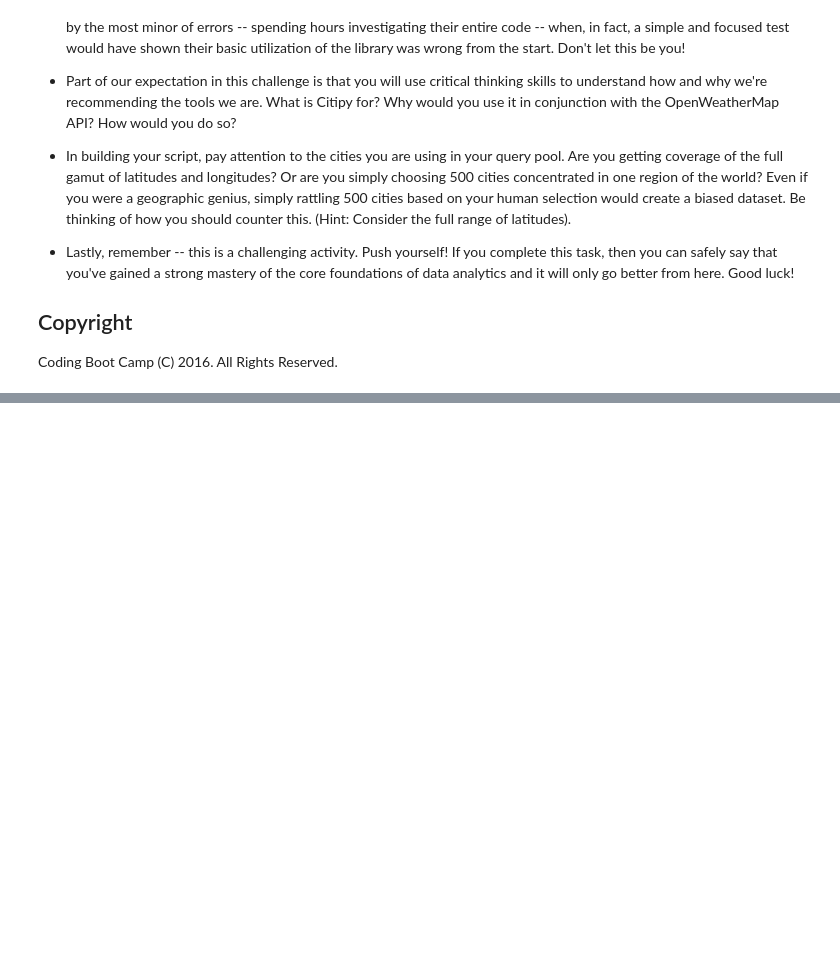
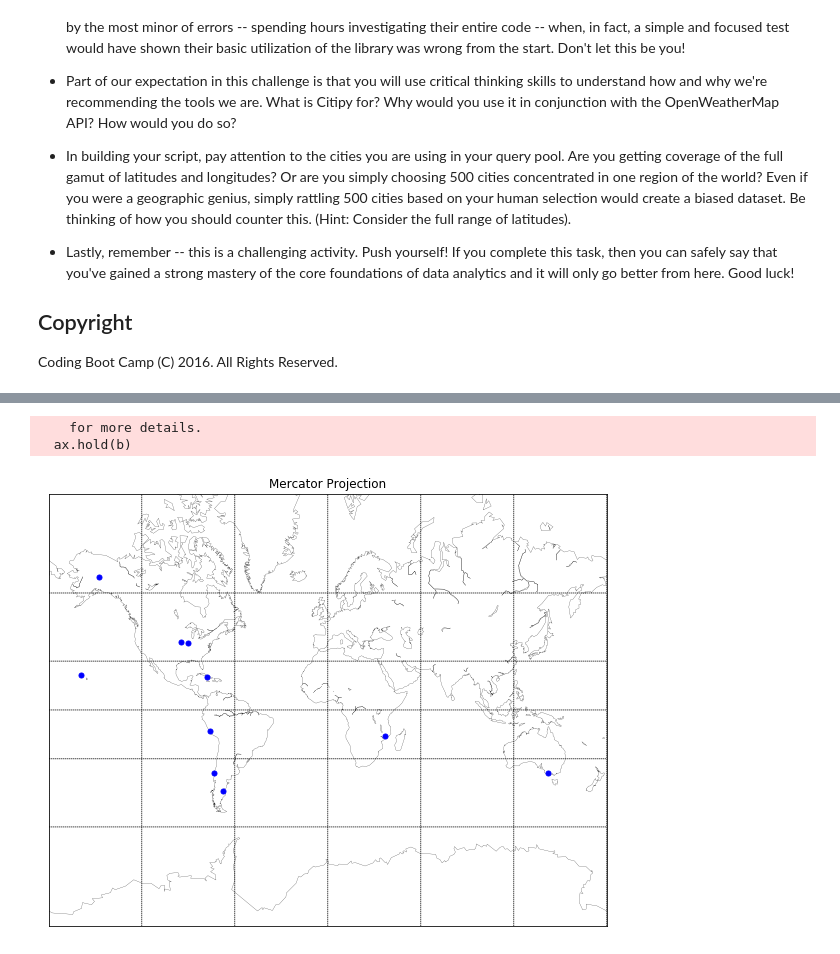
Before and after one commit to yegorkryukov/python-challenge, a Jupyter notebook: WeatherPy/WeatherPy.ipynb, the cells around one changed output, grey strips where cells are left out. Cells and saved outputs as stored; diff of their text form; code cells hidden in the pictures; blank space fills up the shorter version.

Commit message:
Add cities generator and mapper

```diff
--- a/WeatherPy/WeatherPy.ipynb
+++ b/WeatherPy/WeatherPy.ipynb
@@ -55,0 +66,17 @@ Coding Boot Camp (C) 2016. All Rights Reserved.
+# %%
+#generate cities list
+#longitude (-180,180), latitude (-90,90)
+def city_gen():
+    '''
+    Returns a list of randomly generated lat, lng coordinates and closest city
+    '''
+    #import list of cities and coordinates
+    from citipy import citipy
+
+    lat, lng = random.uniform(-90, 90), random.uniform(-180, 180)
+    city = citipy.nearest_city(lat, lng)
+    city_marker = city.city_name+','+city.country_code
+
+    return [lat, lng, city_marker]
+city = city_gen()
+city
@@ -55,0 +124,11 @@ Coding Boot Camp (C) 2016. All Rights Reserved.
+# %%
+cities_dict = {
+    'City':cities,
+    'Country':countries,
+    'Latitude':lat,
+    'Longitude':lng,
+    'Temperature, '+units:temp
+}
+# %%
+cities_df = pd.DataFrame(cities_dict)
+cities_df.head()
@@ -55,0 +142,20 @@ Coding Boot Camp (C) 2016. All Rights Reserved.
+# %%
+# plot initial coordinates to see how the pick is spread
+f, ax = plt.subplots(figsize=(10,10))
+m = Basemap(projection='merc',llcrnrlat=-80,urcrnrlat=80,\
+            llcrnrlon=-180,urcrnrlon=180,lat_ts=20,resolution='c', ax=ax)
+m.drawcoastlines(linewidth=0.2)
+
+# draw parallels and meridians.
+m.drawparallels(np.arange(-90.,91.,30.))
+m.drawmeridians(np.arange(-180.,181.,60.))
+
+x,y= m(cities_df['Longitude'].tolist(),cities_df['Latitude'].tolist())
+m.plot(x,y, 'bo', markersize=5)
+
+plt.title("Mercator Projection")
+plt.show()
+# %% [output]
+    for more details.
+  ax.hold(b)
+[figure, added]
```
Also changed, not shown: parts of 5 cells of this notebook.
